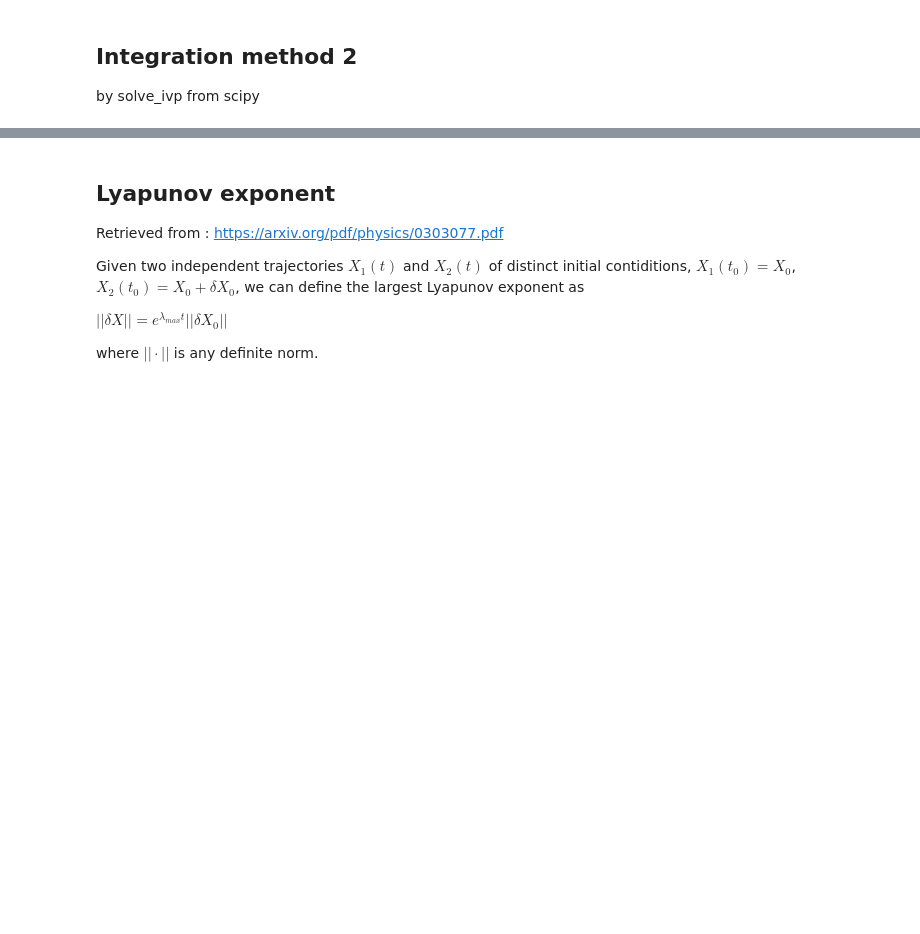
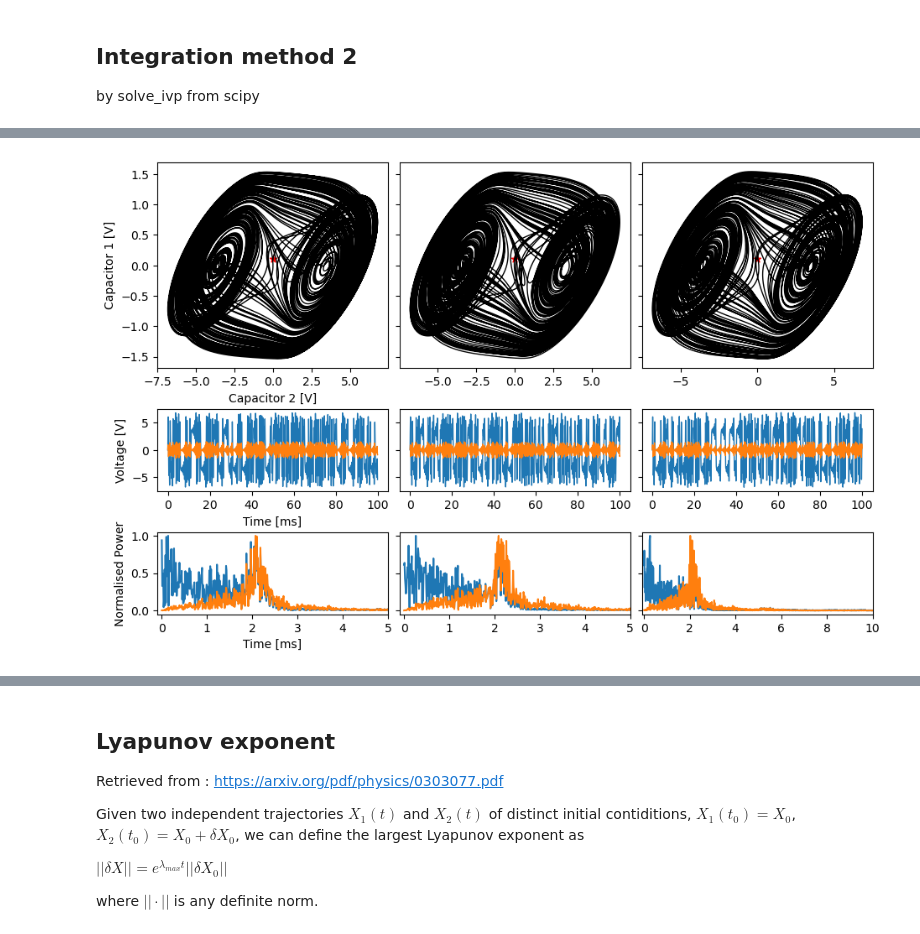
Before and after one commit to Chwanhee/Metrology, a Jupyter notebook: Report_2/Autonomous_Chua.ipynb, the cells around one changed output, grey strips where cells are left out. Drawn from its saved outputs; the diff is of its cells as text; code cells hidden in the pictures; blank space fills up the shorter version.

```diff
--- a/Report_2/Autonomous_Chua.ipynb
+++ b/Report_2/Autonomous_Chua.ipynb
@@ -22,7 +76,9 @@ import pickle
 # %%
 # Parameters
 
-R = 1410
+plt.close("all")
+
+R = 2500
 C1 = 10e-9
 C2 = 100e-9
 L = 15e-3
@@ -31,7 +87,7 @@ R2,R3 = 220,2200
 R4,R6 = 22000,3300
 A = 1000; E = 9
 
-F,freq = 5,100
+F,freq = 0,100
 
 interior = [((A-1)*R2+R3)/(R2*(R2+(1+A)*R3))
             ,1/R2,
@@ -53,7 +109,7 @@ def Chua(x,a1,b1,B1,a2,b2,B2):
 
 # Numerical interation method 1
 
-dt = 2e-7; duration = 1e5
+dt = 2e-7; duration = 1e7
 print(f"Simulation of {dt*duration}s.")
 
 X,Y,Z = [0],[3],[0]
@@ -69,10 +125,6 @@ for i in tqdm(range(int(duration))):
     X.append(xi+dx/C1*dt);Y.append(yi+dy/C2*dt);Z.append(zi+dz/L*dt)
 
 t = [t*dt for t in range(int(duration+1))]
-
-Z = np.array(Z);t = np.array(t)
-Z = (Z[:-1]-Z[1:])/(t[:-1]-t[1:])*L # Time differential
-X = X[:-1]; Y = Y[:-1]; t = t[:-1]
 
 # Plot the solutions
 
@@ -91,16 +143,14 @@ axs1 = fig.add_subplot(grid[0,0], projection='3d')
 axs2 = plt.subplot(grid[0,1])
 axs3 = plt.subplot(grid[1,:])
 
-axs1.scatter(X,Y,Z
+axs1.scatter(X[::100],Y[::100],Z[::100]
                ,s=0.003
                )
 axs1.scatter(X[0],Y[0],Z[0]
                ,s=10
                )
 
-axs2.scatter(X,Y,s=0.3)
-axs2.scatter(Y,Z,s=0.3)
-axs2.scatter(X,Z,s=0.3)
-
 for var in tqdm([X,Y,Z]):
     axs3.scatter(t, var,s=0.3)
+
+fig.savefig("../figures/phase_space")
@@ -298,0 +199,61 @@ plt.grid()
+# %%
+fig,axs = plt.subplots(3,3,figsize=(11,7)
+                       ,sharey="row",height_ratios=[2.5,1,1])
+fig.subplots_adjust(wspace=0.05,hspace=0.33)
+
+for i in range(3):
+    solution = data[i]
+    x_sol = solution.y[0]; y_sol = solution.y[1]
+    time = solution.t
+
+    if i==0:
+        frc = int(len(time)/1); div = 100
+    elif i==1:
+        frc = int(len(time)/1); div = 100
+    else:
+        frc = int(len(time)/1); div = 100
+
+    x_sol = x_sol[:frc:div]
+    y_sol = y_sol[:frc:div]
+    time = time[:frc:div]
+
+    fourier = [np.abs(fft.fft(sol)) for sol in [x_sol,y_sol]]
+    fourier = [fou/np.max(fou) for fou in fourier]
+
+    tau = time[1]-time[0] # time interval
+
+    freq = fft.fftfreq(len(x_sol), tau)
+
+    axs[0,i].plot(x_sol,y_sol
+                ,linewidth=1,color="k"
+                )
+    axs[0,i].scatter(x_sol[0],y_sol[0]
+                ,marker="*",color="r"
+                )
+
+    for var in [x_sol,y_sol]:
+        axs[1,i].plot(time*1000, var,linewidth=1)
+
+    for j in range(2):
+        axs[2,i].plot(freq[freq>=0]/1000, fourier[j][freq>=0])
+
+    if i==0:
+        axs[2,i].set_xlim(-.1,5)
+    elif i==1:
+        axs[2,i].set_xlim(-.1,5)
+    else:
+        axs[2,i].set_xlim(-.1,10)
+
+axs[0,0].set_ylabel("Capacitor 1 [V]")
+axs[0,0].set_xlabel("Capacitor 2 [V]")
+
+axs[1,0].set_ylabel("Voltage [V]")
+axs[1,0].set_xlabel("Time [ms]")
+
+axs[2,0].set_ylabel("Normalised Power")
+axs[2,0].set_xlabel("Time [ms]")
+
+plt.show()
+plt.close("all")
+# %% [output]
+[figure, added]
```
Also changed, not shown: parts of 17 cells of this notebook, 1 other file.
